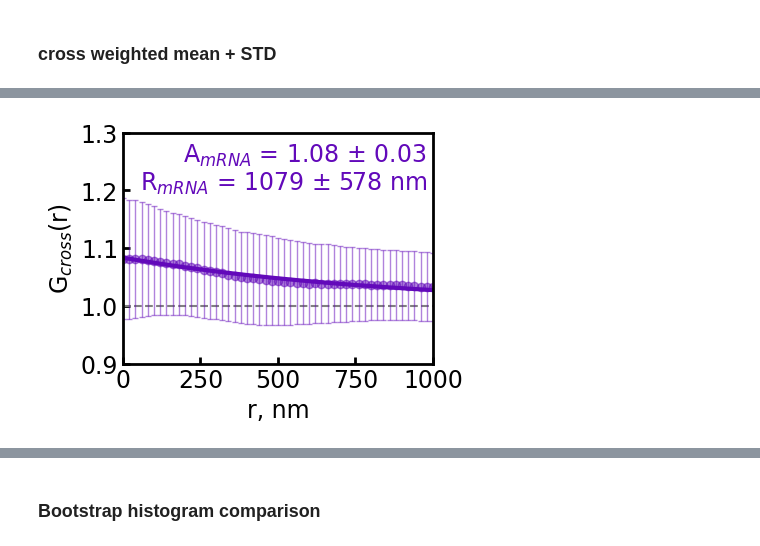
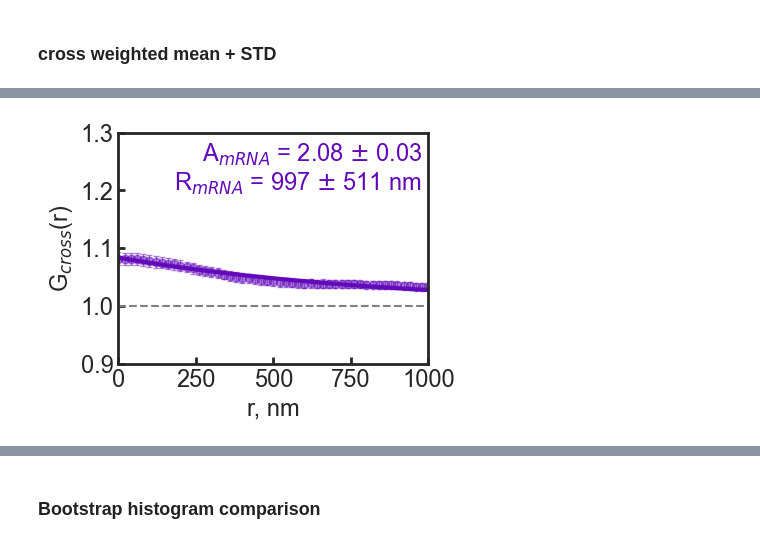
Before and after one commit to walterlab-um/intra_condensate_SPT, a Jupyter notebook: plot_paper_figure/Fig3_FL_FUS_ALEX_PCF.ipynb, the cells around one changed output, grey strips where cells are left out. Cells and saved outputs as stored; diff of their text form; code cells hidden in the pictures.

```diff
--- a/plot_paper_figure/Fig3_FL_FUS_ALEX_PCF.ipynb
+++ b/plot_paper_figure/Fig3_FL_FUS_ALEX_PCF.ipynb
@@ -111,7 +111,7 @@ def bootstrap(bins, lst_PCF_per_condensate, lst_N_locations, bs_size=30, bs_roun
         A, r0 = popt
         reduced_chi_square = red_chi(bins[1:], A, r0, weighted_mean[1:], weighted_std[1:])
 
-        lst_A.append(A)
+        lst_A.append(A+1)
         lst_r0.append(r0)
         lst_red_chi2.append(reduced_chi_square)
 
@@ -745,7 +745,7 @@ plt.axhline(1, c="gray", ls="--")
 plt.errorbar(
     bins,
     weighted_mean,
-    yerr=weighted_std,
+    yerr=weighted_sem,
     fmt="o",
     color="#6209ba",
     ecolor="#6209ba",
@@ -786,35 +786,35 @@ bs_A_err = (ci_A[1] - ci_A[0]) / 2
 ci_r0 = (np.percentile(lst_r0, 5), np.percentile(lst_r0, 95))
 bs_r0_mean = np.mean(ci_r0)
 bs_r0_err = (ci_r0[1] - ci_r0[0]) / 2
 
 plt.text(
     980,
     1.25,
     r"A$_{mRNA}$ = " + str(round(bs_A_mean + 1, 2)) + r" $\pm$ " + str(round(bs_A_err, 2)),
     fontsize=17,
     color="#6209ba",
     horizontalalignment='right',
 )
 plt.text(
     980,
     1.2,
     r"R$_{mRNA}$ = "
     + str(round(bs_r0_mean))
     + r" $\pm$ "
     + str(round(bs_r0_err))
     + " nm",
     fontsize=17,
     color="#6209ba",
     horizontalalignment='right',
 )
 plt.savefig(
-    "cross_PCF_RNAref_" + switch_perLoc_perTrack + "_weighted_mean_STD.png",
+    "cross_PCF_RNAref_" + switch_perLoc_perTrack + "_weighted_mean_SEM.png",
     format="png",
     bbox_inches="tight",
     dpi=300,
 )
 # %% [output]
-[figure, old version]
+[figure, new version]
 # %%
 plt.figure(figsize=(4, 1))
 plt.plot(bins[1:], weighted_mean[1:] - critical_system_PCF(bins[1:], A, r0))
```
Also changed, not shown: parts of 15 cells of this notebook.
